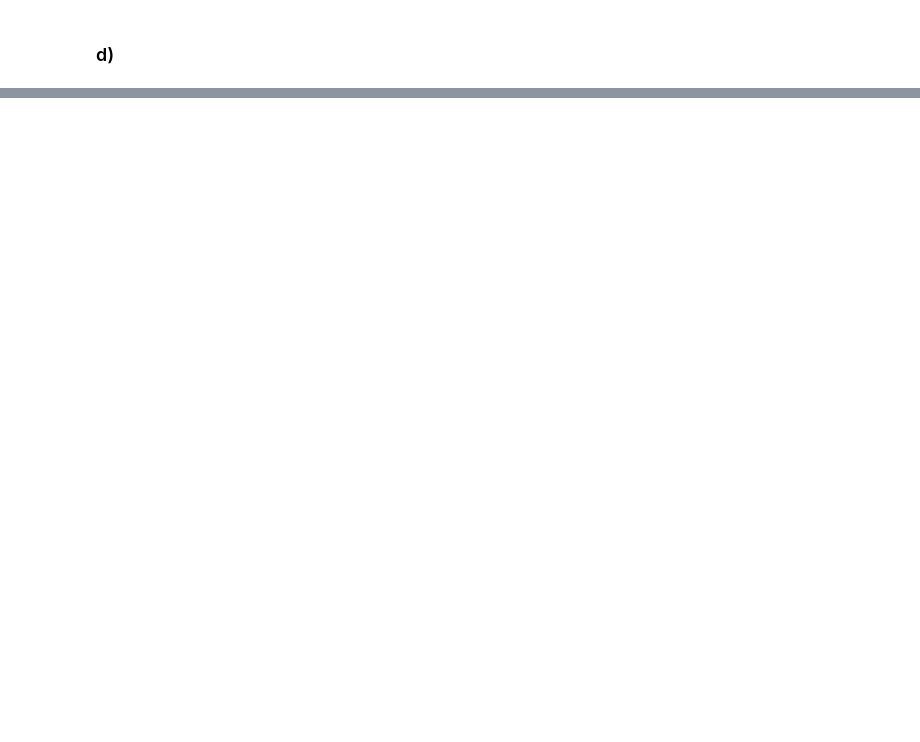
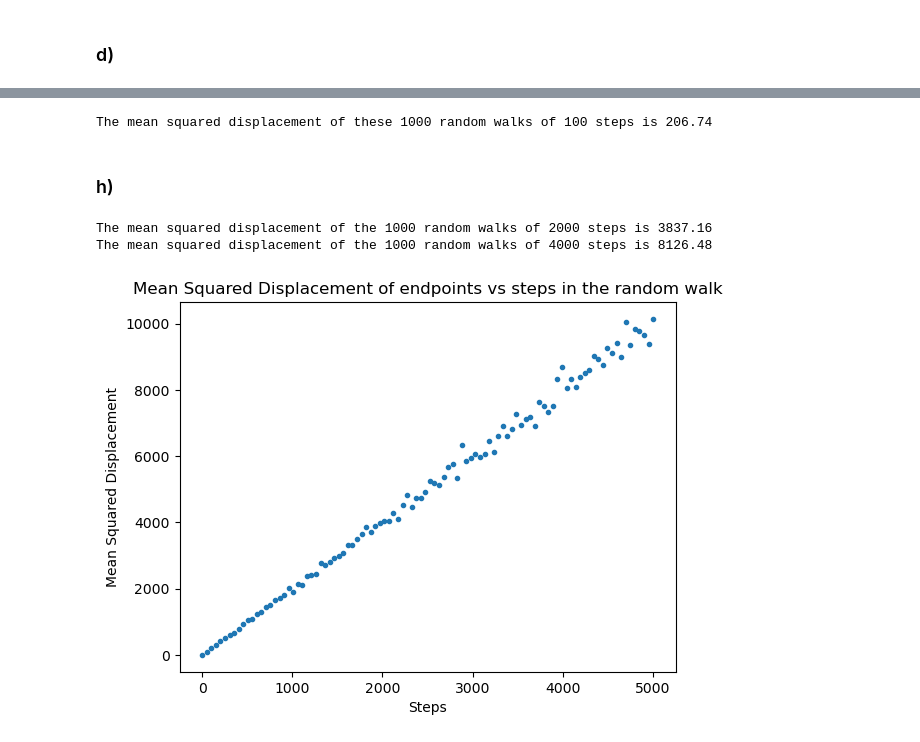
Before and after one commit to loganmachale/PHYS-305, a Jupyter notebook: Assignment 1/Assignment 1.ipynb, the cells around one changed output, grey strips where cells are left out. Drawn from its saved outputs; the diff is of its cells as text; code cells hidden in the pictures; blank space fills up the shorter version.

```diff
--- a/Assignment 1/Assignment 1.ipynb
+++ b/Assignment 1/Assignment 1.ipynb
@@ -199,0 +229,80 @@ plt.show()
+# %%
+n = 1000
+steps = 100
+
+endpoints_x = np.array([])
+endpoints_y = np.array([])
+
+for i in range(n):
+    x = walk(steps)
+    y = walk(steps)
+    endpoints_x = np.append(endpoints_x, x[-1])
+    endpoints_y = np.append(endpoints_y, y[-1])
+
+msd = np.mean(endpoints_x**2 + endpoints_y**2)
+
+print('The mean squared displacement of these 1000 random walks of 100 steps is {:.2f}'.format(msd))
+# %% [output]
+The mean squared displacement of these 1000 random walks of 100 steps is 206.74
+# %% [markdown]
+### h) ###
+# %%
+n = 1000
+steps = 2000
+
+endpoints_x = np.array([])
+endpoints_y = np.array([])
+
+for i in range(n):
+    x = walk(steps)
+    y = walk(steps)
+    endpoints_x = np.append(endpoints_x, x[-1])
+    endpoints_y = np.append(endpoints_y, y[-1])
+
+msd = np.mean(endpoints_x**2 + endpoints_y**2)
+print('The mean squared displacement of the 1000 random walks of 2000 steps is {:.2f}'.format(msd))
+
+n = 1000
+steps = 4000
+
+endpoints_x = np.array([])
+endpoints_y = np.array([])
+
+for i in range(n):
+    x = walk(steps)
+    y = walk(steps)
+    endpoints_x = np.append(endpoints_x, x[-1])
+    endpoints_y = np.append(endpoints_y, y[-1])
+
+msd = np.mean(endpoints_x**2 + endpoints_y**2)
+print('The mean squared displacement of the 1000 random walks of 4000 steps is {:.2f}'.format(msd))
+# %% [output]
+The mean squared displacement of the 1000 random walks of 2000 steps is 3837.16
+The mean squared displacement of the 1000 random walks of 4000 steps is 8126.48
+# %%
+msd_arr = np.array([])
+n = 1000
+steps_max = 5000
+samples = 100
+sampled_steps = np.linspace(1, steps_max+1, samples, dtype=int)
+
+for i in sampled_steps:
+    endpoints_x = np.array([])
+    endpoints_y = np.array([])
+
+    for j in range(n):
+        x = walk(i)
+        y = walk(i)
+        endpoints_x = np.append(endpoints_x, x[-1])
+        endpoints_y = np.append(endpoints_y, y[-1])
+
+    msd = np.mean(endpoints_x**2 + endpoints_y**2)
+    msd_arr = np.append(msd_arr, msd)
+
+plt.scatter(sampled_steps, msd_arr, marker='.')
+plt.title('Mean Squared Displacement of endpoints vs steps in the random walk')
+plt.xlabel('Steps')
+plt.ylabel('Mean Squared Displacement')
+plt.show()
+# %% [output]
+[figure, added]
```
Also changed, not shown: parts of 10 cells of this notebook.
